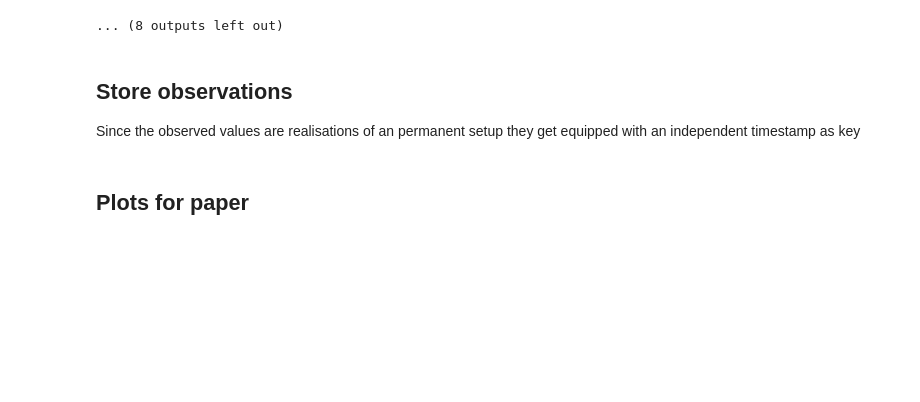
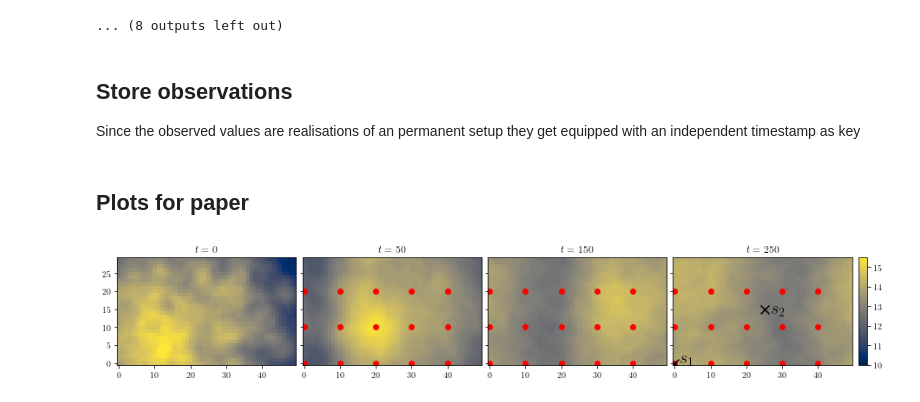
Before and after one commit to FlorianBeiser/advectionDiffusion, a Jupyter notebook: Truth.ipynb, the cells around one changed output. Drawn from its saved outputs; the diff is of its cells as text; code cells hidden in the pictures; blank space fills up the shorter version.

```diff
--- a/Truth.ipynb
+++ b/Truth.ipynb
@@ -147,27 +147,40 @@ observation.values_to_file(timestamp, obs_timestamp)
 # %%
 from matplotlib import pyplot as plt
 from mpl_toolkits.axes_grid1 import AxesGrid
+
+plt.rcParams.update({
+    "text.usetex": True,
+    "font.family": "sans-serif",
+    "font.sans-serif": ["Helvetica"]})
 
 fig = plt.figure(figsize=(12,4))
 
 axs = AxesGrid(fig, (0.0,0.0,1.0,1.0), nrows_ncols=(1,4), axes_pad=0.1,
     cbar_mode="single", cbar_location="right", cbar_pad=0.1)
 
 fig0 = axs[0].imshow(np.reshape(true_states[0],(grid.ny, grid.nx)), origin="lower", vmin=10, vmax=15.5, cmap="cividis")
 axs[0].set_title("$t=0$")
 
 fig1 = axs[1].imshow(np.reshape(true_states[2],(grid.ny, grid.nx)), origin="lower", vmin=10, vmax=15.5, cmap="cividis")
 axs[1].scatter([p[0] for p in observation.positions], [p[1] for p in observation.positions], c="red")
 axs[1].set_title("$t=50$")
 
 fig2 = axs[2].imshow(np.reshape(true_states[6],(grid.ny, grid.nx)), origin="lower", vmin=10, vmax=15.5, cmap="cividis")
 axs[2].scatter([p[0] for p in observation.positions], [p[1] for p in observation.positions], c="red")
 axs[2].set_title("$t=150$")
 
 fig3 = axs[3].imshow(np.reshape(true_states[10],(grid.ny, grid.nx)), origin="lower", vmin=10, vmax=15.5, cmap="cividis")
 axs[3].scatter([p[0] for p in observation.positions], [p[1] for p in observation.positions], c="red")
 axs[3].set_title("$t=250$")
 
+axs[3].scatter(0,0,marker="x",s=100,c="black")
+axs[3].annotate(r"$s_1$",(1.5,0), fontsize=20)
+
+axs[3].scatter(25,15,marker="x",s=100,c="black")
+axs[3].annotate(r"$s_2$",(27,14), fontsize=20)
+
 cbar = axs[0].cax.colorbar(fig0)
 
 plt.show()
+# %% [output]
+[figure, added]
```
Also changed, not shown: parts of 5 cells of this notebook, 1 other file.
